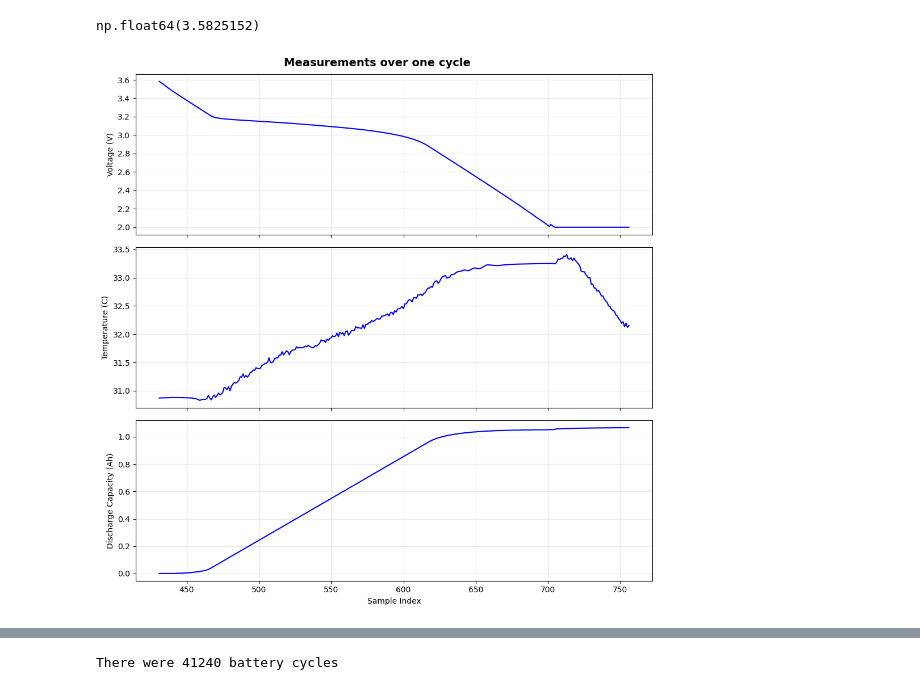
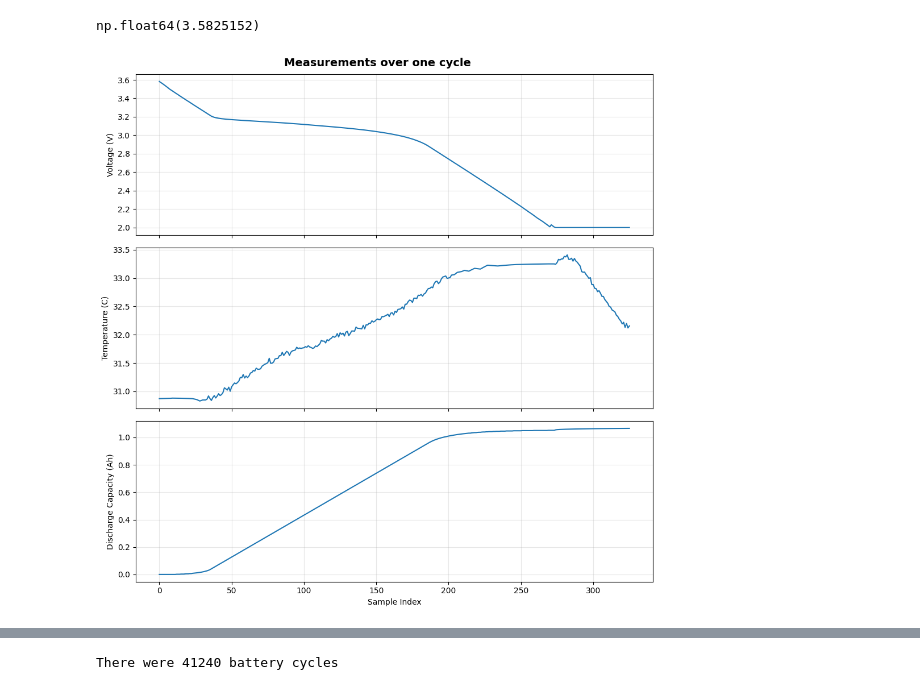
Before and after one commit to buchbindern/MathworksInPython, a Jupyter notebook: BatteryDeepLearning.ipynb, the cells around one changed output, grey strips where cells are left out. Drawn from its saved outputs; the diff is of its cells as text; code cells hidden in the pictures.

```diff
--- a/BatteryDeepLearning.ipynb
+++ b/BatteryDeepLearning.ipynb
@@ -76,28 +81,27 @@ discharge_battery_measurements['V'].max()
 # %% [output]
 np.float64(3.5825152)
 # %%
+cycle = discharge_battery_measurements.reset_index(drop=True)
+cycle.index.name = "Sample Index"
 
-# stacked plot
 fig, axes = plt.subplots(3, 1, figsize=(10, 10), sharex=True)
 fig.suptitle('Measurements over one cycle', fontsize=14, fontweight='bold')
 
-# Voltage
-discharge_battery_measurements['V'].plot(ax=axes[0], color='b', linewidth=1.5)
+axes[0].plot(cycle.index, cycle['V'], linewidth=1.5)
 axes[0].set_ylabel('Voltage (V)')
 axes[0].grid(True, alpha=0.3)
 
-# Temperature
-discharge_battery_measurements['T'].plot(ax=axes[1], color='b', linewidth=1.5)
+axes[1].plot(cycle.index, cycle['T'], linewidth=1.5)
 axes[1].set_ylabel('Temperature (C)')
 axes[1].grid(True, alpha=0.3)
 
-# Discharge Capacity
-discharge_battery_measurements['Qd'].plot(ax=axes[2], color='b', linewidth=1.5)
+axes[2].plot(cycle.index, cycle['Qd'], linewidth=1.5)
 axes[2].set_ylabel('Discharge Capacity (Ah)')
 axes[2].set_xlabel('Sample Index')
 axes[2].grid(True, alpha=0.3)
 
+
 plt.tight_layout()
 plt.show()
 # %% [output]
-[figure, old version]
+[figure, new version]
```
Also changed, not shown: parts of 12 cells of this notebook, 5 other files.
